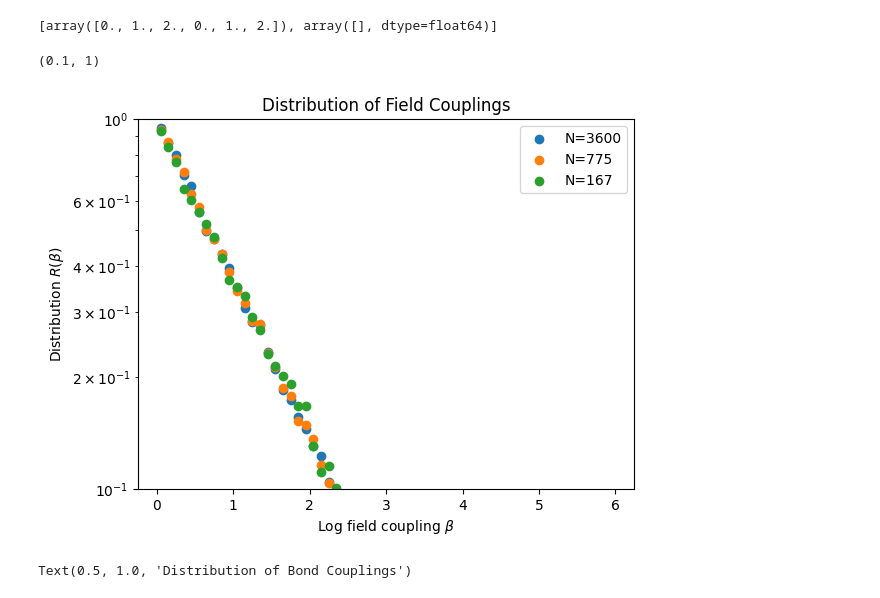
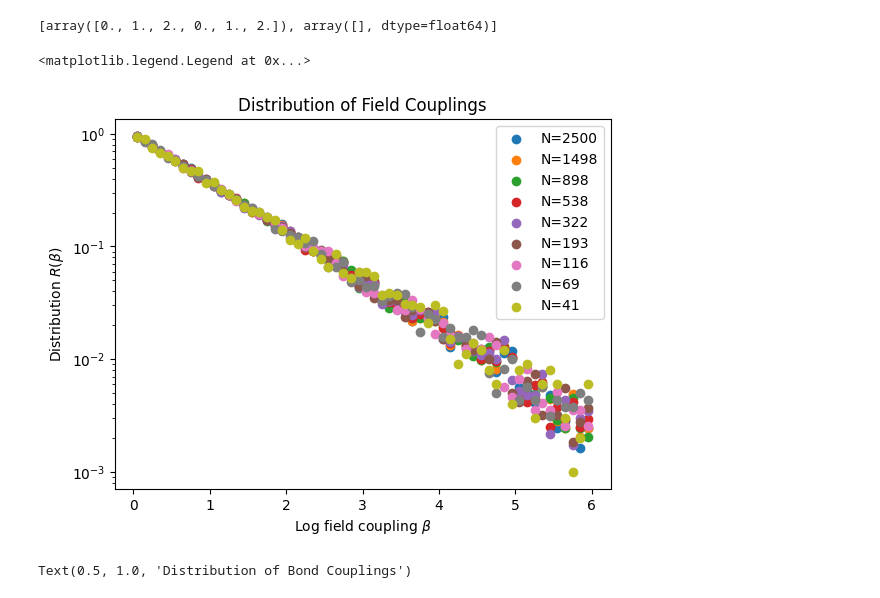
Before and after one commit to tsgaurav/Ising_RSRG, a Jupyter notebook: ipynb_notebooks/Analysis.ipynb, the cells around one changed output. Cells and saved outputs as stored; diff of their text form; code cells hidden in the pictures.

```diff
--- a/ipynb_notebooks/Analysis.ipynb
+++ b/ipynb_notebooks/Analysis.ipynb
@@ -98,9 +99,9 @@ def gen_check_list(size, steps, divs):
     C = np.log(size/(size-steps))/(divs-1)
     return np.floor(size*np.exp(-i_vals * C)).astype(int)
 # %%
-L = 30
+L = 50
 steps = int(0.99*L*L)
-a, b = 0.3, 0.305
+a, b,w = 0.1, 0.105, 6
 measure_step = 30
 
 ind_dict, adj_ind = triangle_lattice_dictionary(L)
@@ -120,10 +121,12 @@ measure_list = gen_check_list(L*L, steps, 50)
 J_dist_list = [np.array([]) for i in range(10)]
 h_dist_list = [np.array([]) for i in range(10)]
 # %%
-a_vals = np.array([0.3])
-b_vals = np.array([0.305])
+a_vals = np.array([0.1])
+b_vals = np.array([0.105])
 
 J_max, h_max = 1.0, 0.5
+
+w = 6
 
 a_list = np.zeros(shape=(len(a_vals), len(measure_list)))
 b_list = np.zeros(shape=(len(b_vals), len(measure_list)))
@@ -136,18 +139,21 @@ J_dist_sum = np.zeros(shape=(len(check_list), n_bins_h))
 n_bins_J = 60
 J_bin_list = []
 
+
+start_time = time.time()
 for run in range(runs):
     check_list_acc = 0
     #if True:
     for a_ind, a in enumerate(a_vals):
     #for b_ind, b in enumerate(b_vals):
-        J_ij_vals = fill_J_ij_matrix(L*L, nn_ind, nnn_ind, a, b, include_nnn=False)
+        J_ij_vals = fill_J_ij_matrix_width(L*L, nn_ind, a, b, w)
+        #fill_J_ij_matrix(L*L, nn_ind, nnn_ind, a, b, include_nnn=False)
         h_vals = np.exp(-np.random.exponential(size=L*L))
 
         #J_ij_vals = fill_J_ij_matrix_uniform(L*L, nn_ind, J_max)
         #h_vals = fill_h_array_uniform(L*L, h_max)
 
-        test = system(L*L, adj_ind, J_ij_vals, h_vals)
+        test = system(L*L, nn_ind, J_ij_vals, h_vals, sparsify=False)
 
         for i in range(steps+1):
             if (L*L-i) in measure_list:
@@ -194,3 +200,11 @@ for run in range(runs):
 
                 check_list_acc+=1
             test.decimate()
+
+print(time.time()-start_time)
+
+#L=60 with sparisfying -> t=254s
+#L=60 without sparisfying -> t=252s
+
+#L=80 with sparisfying -> t=1583s
+#L=80 without sparisfying -> t=1561s
@@ -216,26 +232,26 @@ a
 # %%
 
 
 for ind,i in enumerate(check_list[:-1]):
     plt.scatter((bins[1:]-width/2), h_dist_sum[ind,:]/runs, label="N="+str(i))
 #plt.xscale('log')
 
 plt.xlabel(r"Log field coupling $\beta$")
 plt.ylabel(r"Distribution $R(\beta)$")
 plt.title("Distribution of Field Couplings")
 plt.yscale('log')
 #plt.xlim(0.01, 4)
 plt.legend()
 #plt.ylim(0.01, 1)
 
 #J_max, h_max = 1.0, 0.5
 #L = 60
 #a, b = 0.3, 0.315
 
-plt.ylim(0.1,1)
+#plt.ylim(0.1,1)
 # %% [output]
-(0.1, 1)
+<matplotlib.legend.Legend at 0x...>
-[figure, old version]
+[figure, new version]
 # %%
 
 
```
Also changed, not shown: parts of 2 cells of this notebook, 6 other files.
